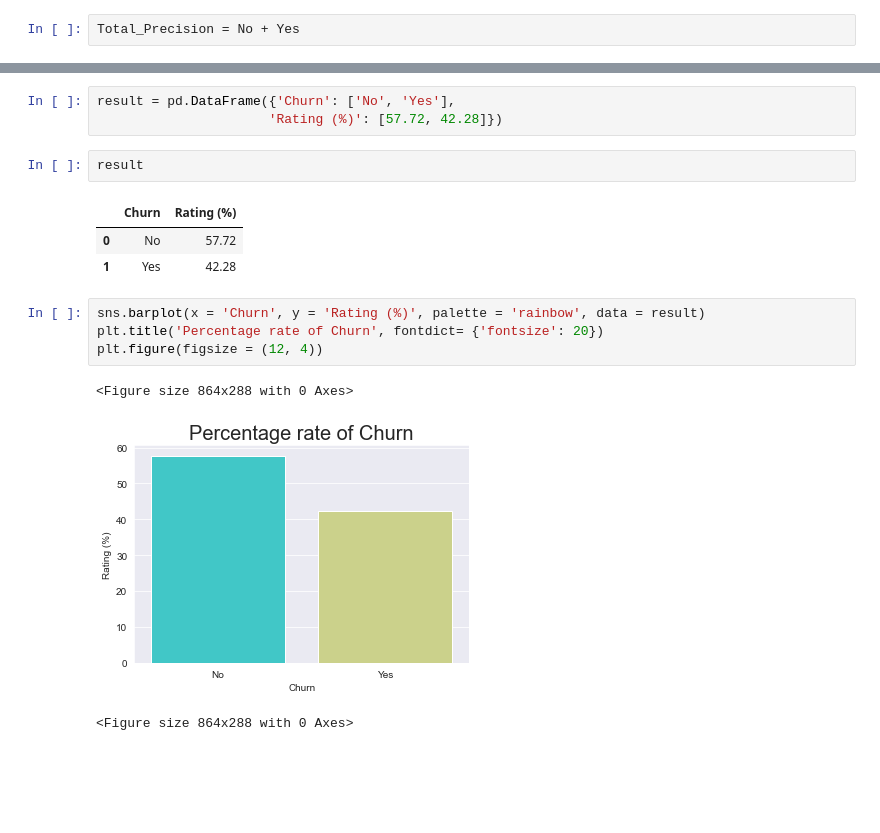
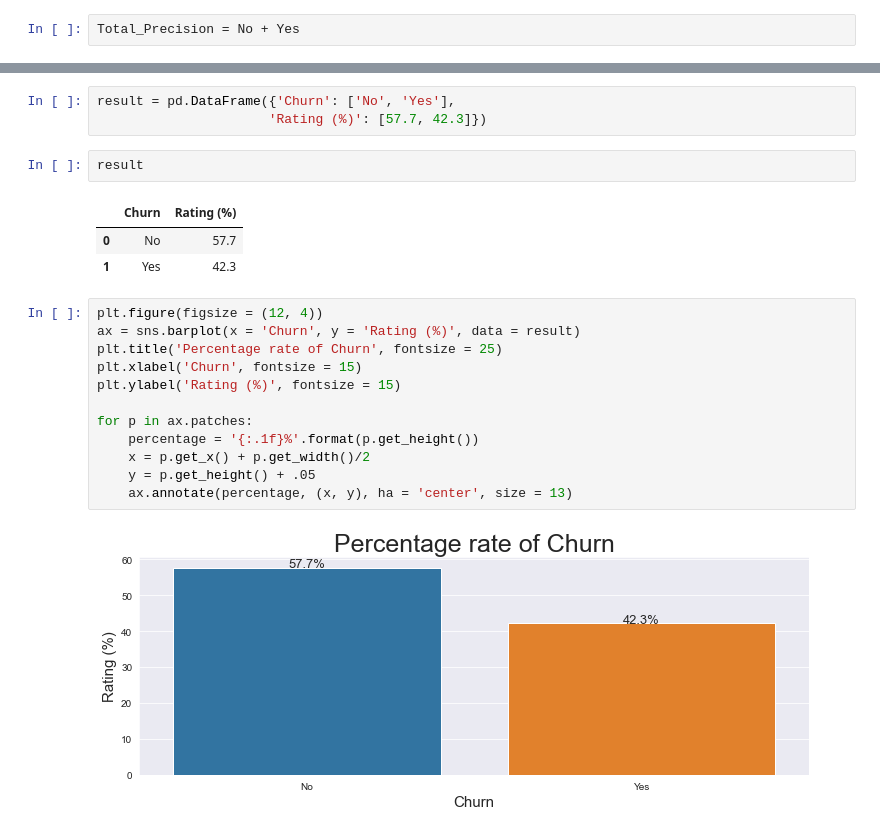
Before and after one commit to Ben-20/Churn-Prediction, a Jupyter notebook: churn.ipynb, the cells around one changed output, grey strips where cells are left out. Cells and saved outputs as stored; diff of their text form; blank space fills up the shorter version.

```diff
--- a/churn.ipynb
+++ b/churn.ipynb
@@ -587,17 +596,23 @@ Percentage of Yes:  42.281879194630875
 # %%
 result = pd.DataFrame({'Churn': ['No', 'Yes'],
-                      'Rating (%)': [57.72, 42.28]})
+                      'Rating (%)': [57.7, 42.3]})
 # %%
 result
 # %% [output]
 |  | Churn | Rating (%) |
-| 0 | No | 57.72 |
-| 1 | Yes | 42.28 |
+| 0 | No | 57.7 |
+| 1 | Yes | 42.3 |
-# %%
-sns.barplot(x = 'Churn', y = 'Rating (%)', palette = 'rainbow', data = result)
-plt.title('Percentage rate of Churn', fontdict= {'fontsize': 20})
-plt.figure(figsize = (12, 4))
-# %% [output]
-<Figure size 864x288 with 0 Axes>
-[figure, removed]
-<Figure size 864x288 with 0 Axes>
+# %%
+plt.figure(figsize = (12, 4))
+ax = sns.barplot(x = 'Churn', y = 'Rating (%)', data = result)
+plt.title('Percentage rate of Churn', fontsize = 25)
+plt.xlabel('Churn', fontsize = 15)
+plt.ylabel('Rating (%)', fontsize = 15)
+
+for p in ax.patches:
+    percentage = '{:.1f}%'.format(p.get_height())
+    x = p.get_x() + p.get_width()/2
+    y = p.get_height() + .05
+    ax.annotate(percentage, (x, y), ha = 'center', size = 13)
+# %% [output]
+[figure, added]
```
Also changed, not shown: parts of 8 cells of this notebook.
